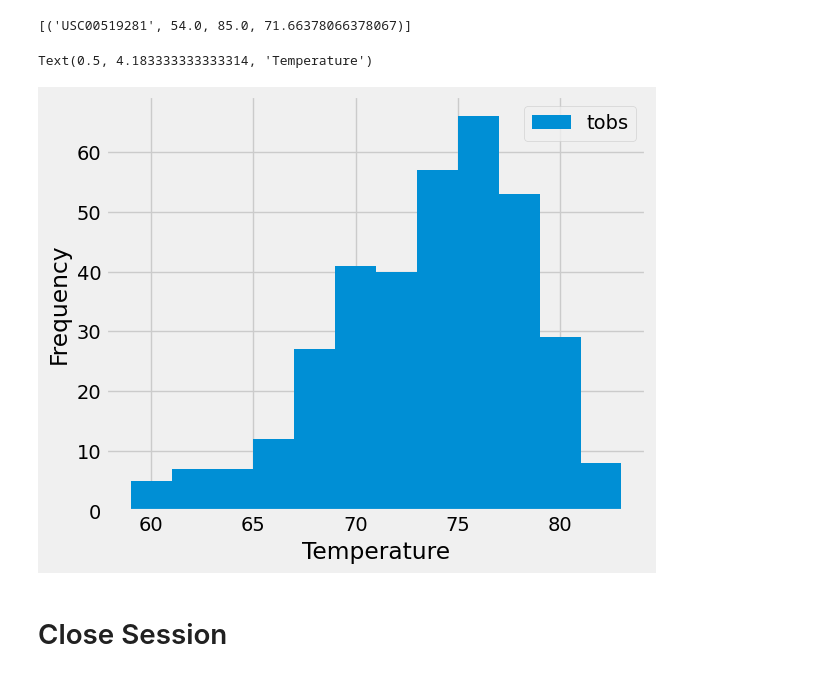
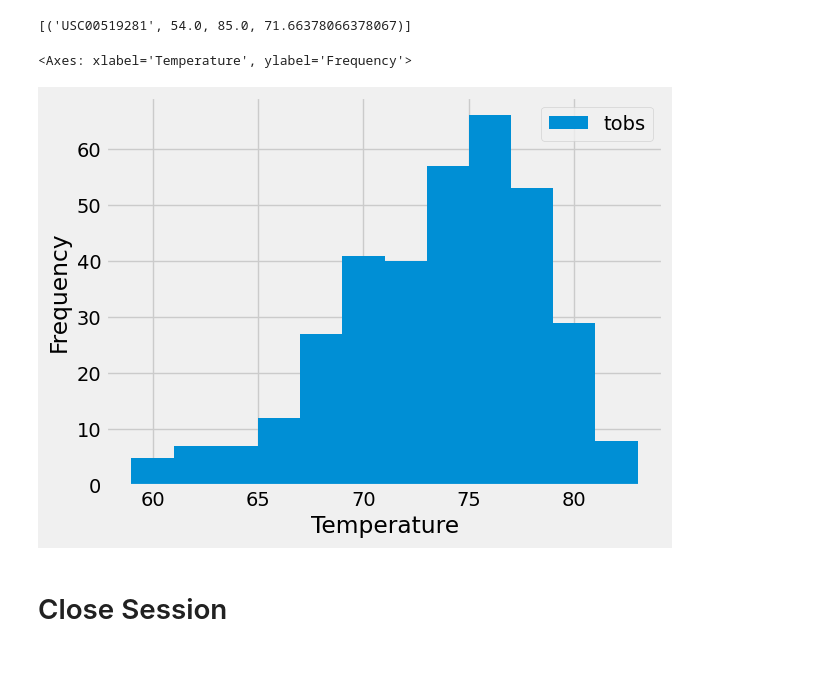
Before and after one commit to downleft/sqlalchemy-challenge, a Jupyter notebook: SurfsUp/climate_starter.ipynb, the cells around one changed output. Drawn from its saved outputs; the diff is of its cells as text; code cells hidden in the pictures.

Commit message:
Exploratory Station Analysis complete

```diff
--- a/SurfsUp/climate_starter.ipynb
+++ b/SurfsUp/climate_starter.ipynb
@@ -165,9 +165,13 @@ high_station
 # %%
 # Using the most active station id
 # Query the last 12 months of temperature observation data for this station and plot the results as a histogram
+sel = [Measurement.date, Measurement.tobs]
+high_station_data = session.query(*sel).filter(func.strftime(Measurement.station) == station_count[0][0]).filter(func.strftime(Measurement.date) >= anniversary).all()
+high_station_df = pd.DataFrame(high_station_data, columns = ["Date", "tobs"])
+high_station_df.plot(kind = "hist", bins = 12, xlabel = "Temperature")
 # %% [output]
-Text(0.5, 4.183333333333314, 'Temperature')
+<Axes: xlabel='Temperature', ylabel='Frequency'>
-[figure, old version]
+[figure, new version]
 # %% [markdown]
 # Close Session
 # %%
```
Also changed, not shown: parts of 1 cell of this notebook, 1 other file.
